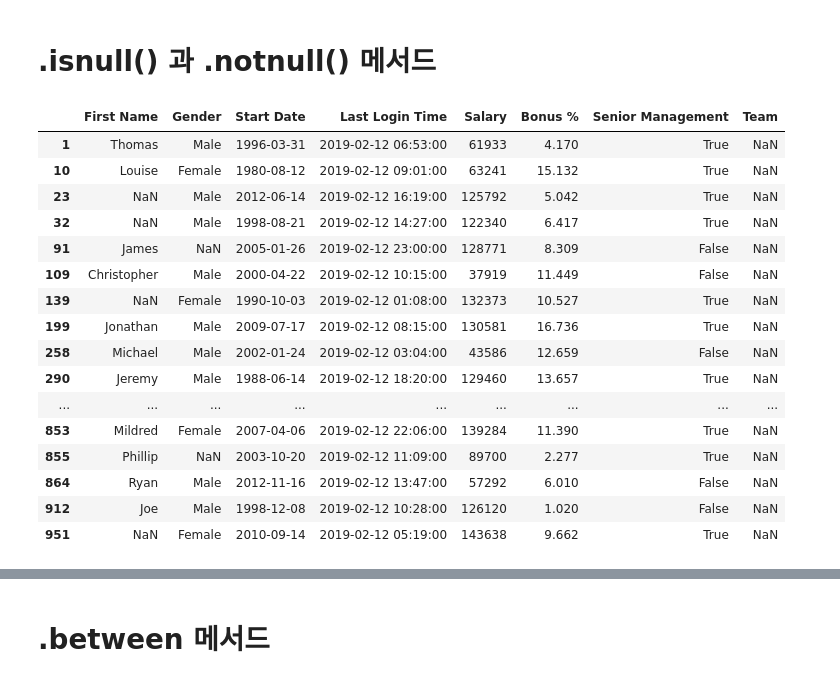
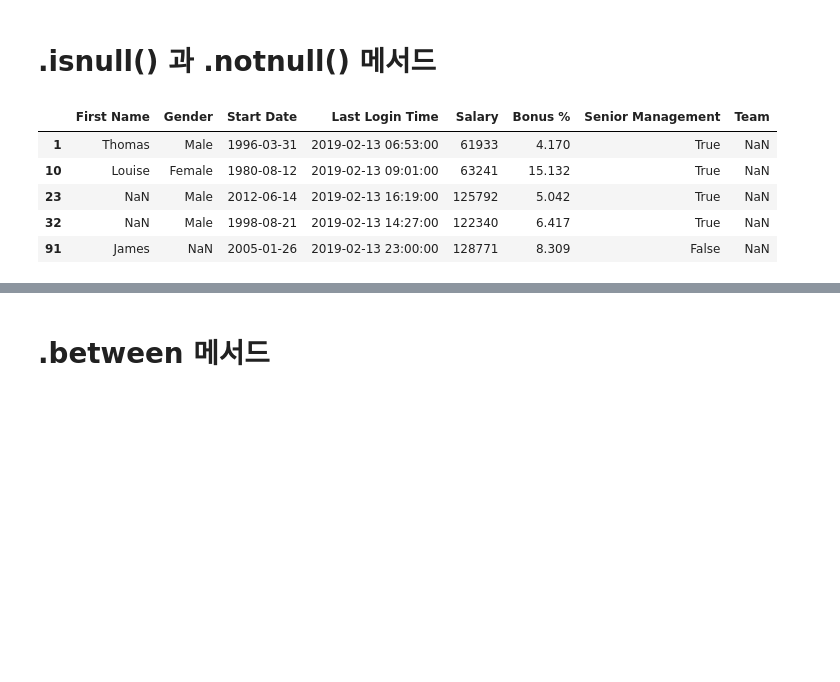
Before and after one commit to code-machina/DA-Pandas, a Jupyter notebook: Pandas DataFrames 2.ipynb, the cells around one changed output, grey strips where cells are left out. Cells and saved outputs as stored; diff of their text form; code cells hidden in the pictures; blank space fills up the shorter version.

```diff
--- a/Pandas DataFrames 2.ipynb
+++ b/Pandas DataFrames 2.ipynb
@@ -364,25 +364,14 @@ df[df["Team"].isin(["Legal", "Sales", "Product"])]
 # %%
 # NaN 으로 표기되는 null 조건을 필터링한다.
 mask = df["Team"].isnull()
-df[mask]
+df[mask].head()
 # %% [output]
 |  | First Name | Gender | Start Date | Last Login Time | Salary | Bonus % | Senior Management | Team |
-| 1 | Thomas | Male | 1996-03-31 | 2019-02-12 06:53:00 | 61933 | 4.170 | True | NaN |
-| 10 | Louise | Female | 1980-08-12 | 2019-02-12 09:01:00 | 63241 | 15.132 | True | NaN |
-| 23 | NaN | Male | 2012-06-14 | 2019-02-12 16:19:00 | 125792 | 5.042 | True | NaN |
-| 32 | NaN | Male | 1998-08-21 | 2019-02-12 14:27:00 | 122340 | 6.417 | True | NaN |
-| 91 | James | NaN | 2005-01-26 | 2019-02-12 23:00:00 | 128771 | 8.309 | False | NaN |
-| 109 | Christopher | Male | 2000-04-22 | 2019-02-12 10:15:00 | 37919 | 11.449 | False | NaN |
-| 139 | NaN | Female | 1990-10-03 | 2019-02-12 01:08:00 | 132373 | 10.527 | True | NaN |
-| 199 | Jonathan | Male | 2009-07-17 | 2019-02-12 08:15:00 | 130581 | 16.736 | True | NaN |
-| 258 | Michael | Male | 2002-01-24 | 2019-02-12 03:04:00 | 43586 | 12.659 | False | NaN |
-| 290 | Jeremy | Male | 1988-06-14 | 2019-02-12 18:20:00 | 129460 | 13.657 | True | NaN |
-| ... | ... | ... | ... | ... | ... | ... | ... | ... |
-| 853 | Mildred | Female | 2007-04-06 | 2019-02-12 22:06:00 | 139284 | 11.390 | True | NaN |
-| 855 | Phillip | NaN | 2003-10-20 | 2019-02-12 11:09:00 | 89700 | 2.277 | True | NaN |
-| 864 | Ryan | Male | 2012-11-16 | 2019-02-12 13:47:00 | 57292 | 6.010 | False | NaN |
-| 912 | Joe | Male | 1998-12-08 | 2019-02-12 10:28:00 | 126120 | 1.020 | False | NaN |
-| 951 | NaN | Female | 2010-09-14 | 2019-02-12 05:19:00 | 143638 | 9.662 | True | NaN |
+| 1 | Thomas | Male | 1996-03-31 | 2019-02-13 06:53:00 | 61933 | 4.170 | True | NaN |
+| 10 | Louise | Female | 1980-08-12 | 2019-02-13 09:01:00 | 63241 | 15.132 | True | NaN |
+| 23 | NaN | Male | 2012-06-14 | 2019-02-13 16:19:00 | 125792 | 5.042 | True | NaN |
+| 32 | NaN | Male | 1998-08-21 | 2019-02-13 14:27:00 | 122340 | 6.417 | True | NaN |
+| 91 | James | NaN | 2005-01-26 | 2019-02-13 23:00:00 | 128771 | 8.309 | False | NaN |
 # %%
 mask = df["First Name"].notnull()
 df[mask]
```
Also changed, not shown: parts of 19 cells of this notebook, 1 other file.
